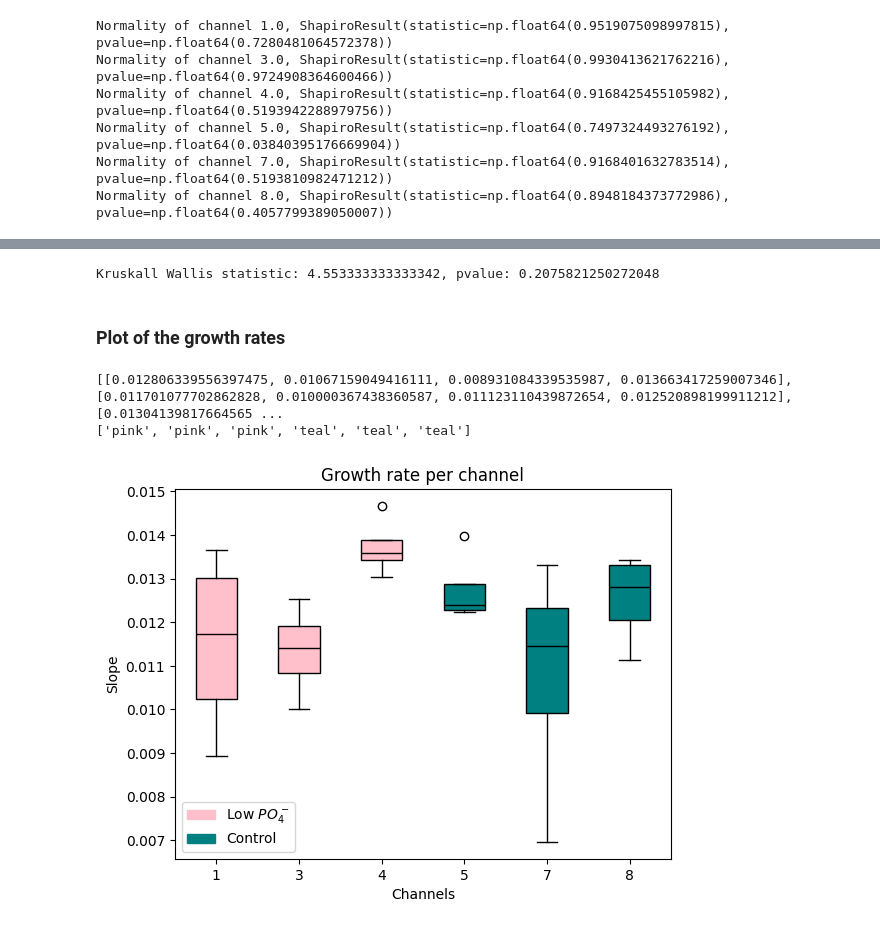
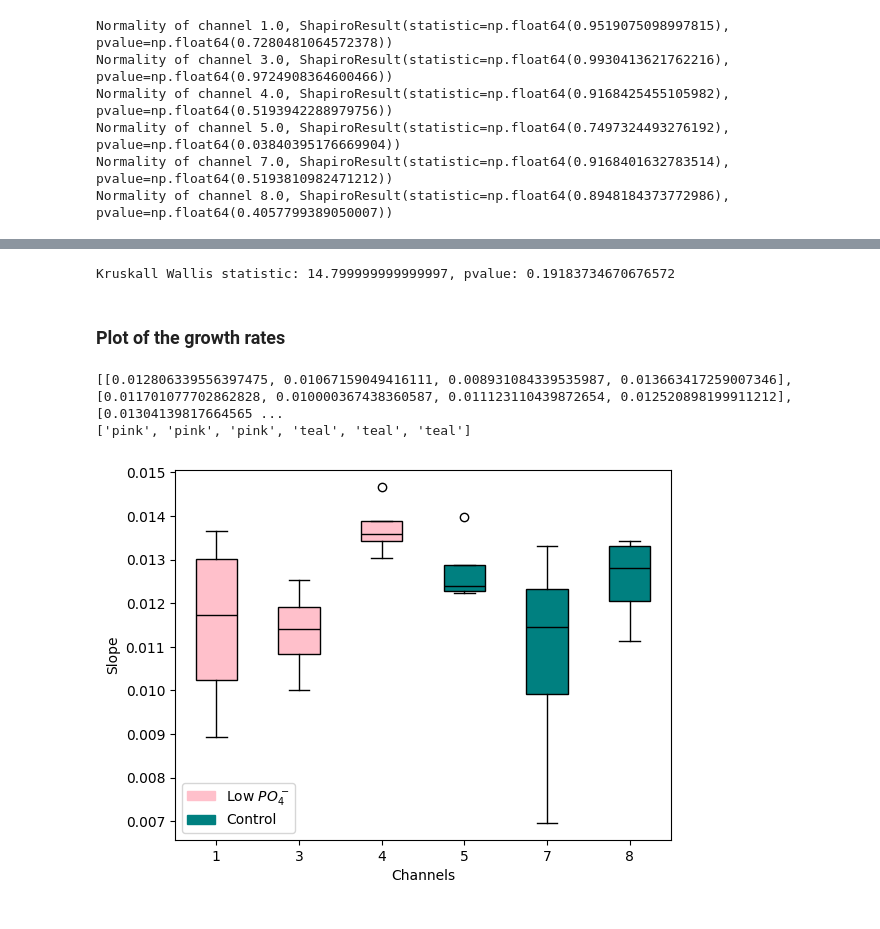
Before and after one commit to EvaPeet-sp/SystemsPractice, a Jupyter notebook: turbidostat.ipynb, the cells around one changed output, grey strips where cells are left out. Drawn from its saved outputs; the diff is of its cells as text; code cells hidden in the pictures.

```diff
--- a/turbidostat.ipynb
+++ b/turbidostat.ipynb
@@ -220,41 +245,41 @@ Normality of channel 8.0, ShapiroResult(statistic=np.float64(0.8948184373772986)
 # %%
-statistic , pvalue = st.kruskal(all_slopes)
+statistic , pvalue = st.kruskal(experiment)
 print(f'Kruskall Wallis statistic: {statistic}, pvalue: {pvalue}')
 
 # no significant difference the growth rates are the (roughly) same
 # %% [output]
-Kruskall Wallis statistic: 4.553333333333342, pvalue: 0.2075821250272048
+Kruskall Wallis statistic: 14.799999999999997, pvalue: 0.19183734670676572
 # %% [markdown]
 ### Plot of the growth rates
 # %%
 print(all_slopes)
 
 # slopes_mean = [np.mean(slopes) for slopes in all_slopes]
 channels = [str(int(channel)) for channel in df_coefs_old.channel.unique()]
 
 labels = channels
 colors = ['pink', 'pink', 'pink' , 'teal', 'teal', 'teal']
 print(colors)
 
 
 bplot = plt.boxplot(all_slopes, patch_artist = True, tick_labels = labels)
 
 for patch, color in zip(bplot['boxes'], colors):
     patch.set_facecolor(color)
 
 for median in bplot['medians']:
     median.set_color('black')
 
 pink_patch = mpatches.Patch(color='pink', label='Low $PO_{4}^-$')
 teal_patch = mpatches.Patch(color='teal', label='Control')
 
 plt.legend(handles=[pink_patch, teal_patch], loc = 'lower left')
 
 plt.xlabel('Channels')
 plt.ylabel('Slope')
-plt.title('Growth rate per channel')
+# plt.title('Growth rate per channel')
 plt.show()
 # %% [output]
 [[0.012806339556397475, 0.01067159049416111, 0.008931084339535987, 0.013663417259007346], [0.011701077702862828, 0.010000367438360587, 0.011123110439872654, 0.012520898199911212], [0.01304139817664565 ...
 ['pink', 'pink', 'pink', 'teal', 'teal', 'teal']
-[figure, old version]
+[figure, new version]
```
Also changed, not shown: parts of 1 cell of this notebook.
